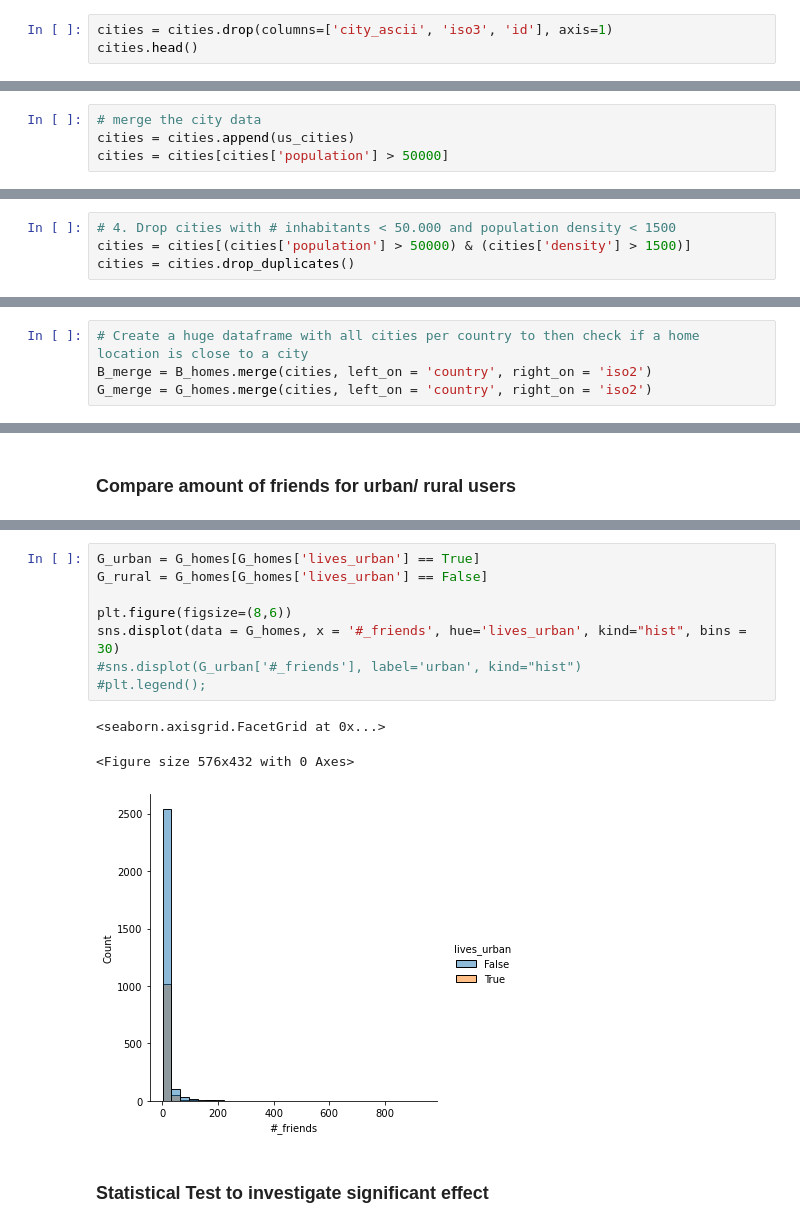
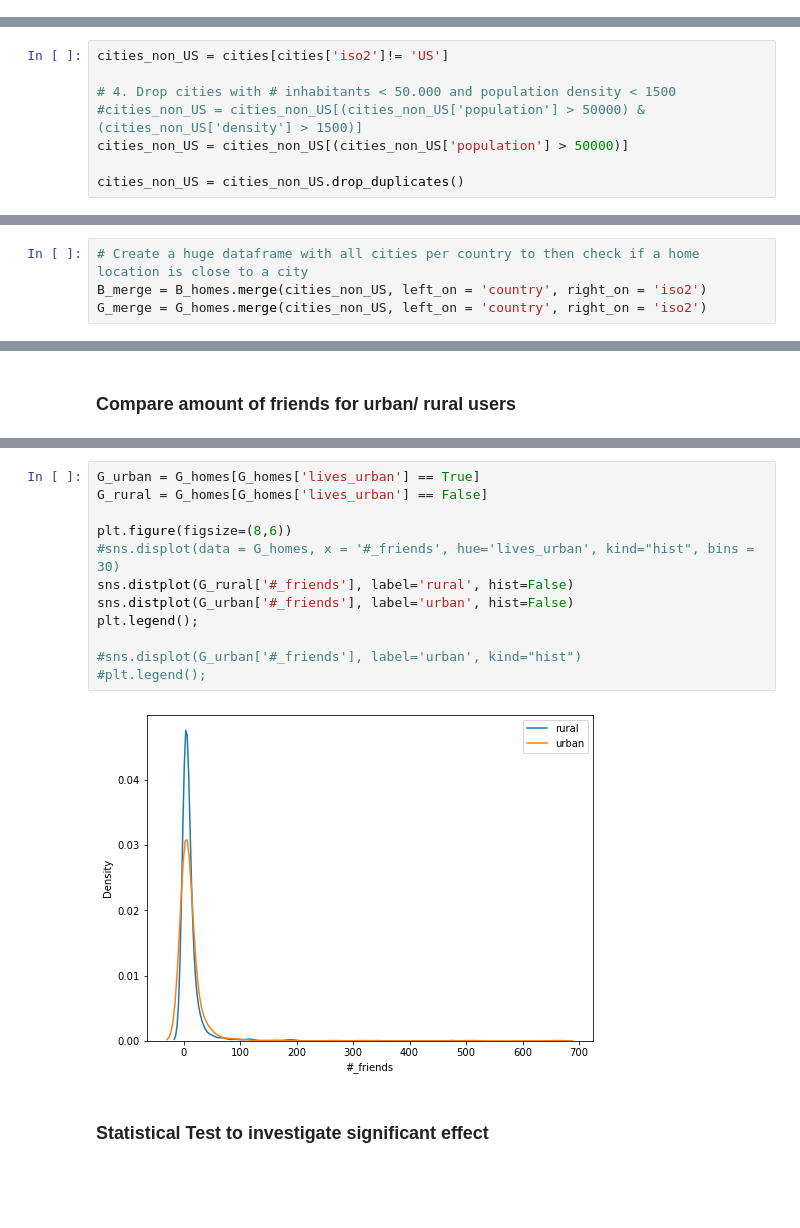
Before and after one commit to epfl-ada/ada-2020-project-milestone-p3-p3_, a Jupyter notebook: research_question_1.ipynb, the cells around one changed output, grey strips where cells are left out. Cells and saved outputs as stored; diff of their text form; blank space fills up the shorter version.

```diff
--- a/research_question_1.ipynb
+++ b/research_question_1.ipynb
@@ -73,6 +73,3 @@ _, G_edges = load_data("Gowalla")
 2. Drop cities with # inhabitants < 50.000 and population density < 1500 ([How we define cities](https://blogs.worldbank.org/sustainablecities/how-do-we-define-cities-towns-and-rural-areas))
        The Degree of Urbanization identifies cities as cities, if they have a population of at least 50,000 inhabitants in contiguous dense grid cells (>1,500 inhabitants per km2);
 3. Calculate the radius for each city
-# %%
-cities = cities.drop(columns=['city_ascii', 'iso3', 'id'], axis=1)
-cities.head()
@@ -146,10 +99,6 @@ cities = cities.append(n_cities)
 
 # 2. Calculate population density again for all data
 cities['density'] = cities['population'] / cities['area']
-# %%
-# merge the city data
-cities = cities.append(us_cities)
-cities = cities[cities['population'] > 50000]
 # %%
 # 3. Calculate the radius for each city
 def radius(A):
@@ -175,6 +108,10 @@ cities
 # %%
+cities_non_US = cities[cities['iso2']!= 'US']
+
 # 4. Drop cities with # inhabitants < 50.000 and population density < 1500
-cities = cities[(cities['population'] > 50000) & (cities['density'] > 1500)]
-cities = cities.drop_duplicates()
+#cities_non_US = cities_non_US[(cities_non_US['population'] > 50000) & (cities_non_US['density'] > 1500)]
+cities_non_US = cities_non_US[(cities_non_US['population'] > 50000)]
+
+cities_non_US = cities_non_US.drop_duplicates()
 # %%
 # Save cities dataframe
@@ -196,8 +129,8 @@ B_homes = B_homes.sample(4000, random_state=1)
 G_homes = G_homes.sample(4000, random_state=1)
 # %%
 # Create a huge dataframe with all cities per country to then check if a home location is close to a city
-B_merge = B_homes.merge(cities, left_on = 'country', right_on = 'iso2')
-G_merge = G_homes.merge(cities, left_on = 'country', right_on = 'iso2')
+B_merge = B_homes.merge(cities_non_US, left_on = 'country', right_on = 'iso2')
+G_merge = G_homes.merge(cities_non_US, left_on = 'country', right_on = 'iso2')
 # %%
 B_merge['distance_to_city'] = B_merge.apply(lambda row: distance((row['latitude'], row['longitude']), (row['lat'],row['lng']) ).km, axis = 1)
 G_merge['distance_to_city'] = G_merge.apply(lambda row: distance((row['latitude'], row['longitude']), (row['lat'],row['lng']) ).km, axis = 1)
@@ -300,15 +207,17 @@ G_homes
 # %%
 G_urban = G_homes[G_homes['lives_urban'] == True]
 G_rural = G_homes[G_homes['lives_urban'] == False]
 
 plt.figure(figsize=(8,6))
-sns.displot(data = G_homes, x = '#_friends', hue='lives_urban', kind="hist", bins = 30)
+#sns.displot(data = G_homes, x = '#_friends', hue='lives_urban', kind="hist", bins = 30)
+sns.distplot(G_rural['#_friends'], label='rural', hist=False)
+sns.distplot(G_urban['#_friends'], label='urban', hist=False)
+plt.legend();
+
 #sns.displot(G_urban['#_friends'], label='urban', kind="hist")
 #plt.legend();
 # %% [output]
-<seaborn.axisgrid.FacetGrid at 0x...>
-<Figure size 576x432 with 0 Axes>
-[figure, old version]
+[figure, new version]
 # %% [markdown]
 ### Statistical Test to investigate significant effect
 # %% [markdown]
```
Also changed, not shown: parts of 50 cells of this notebook, 4 other files.
